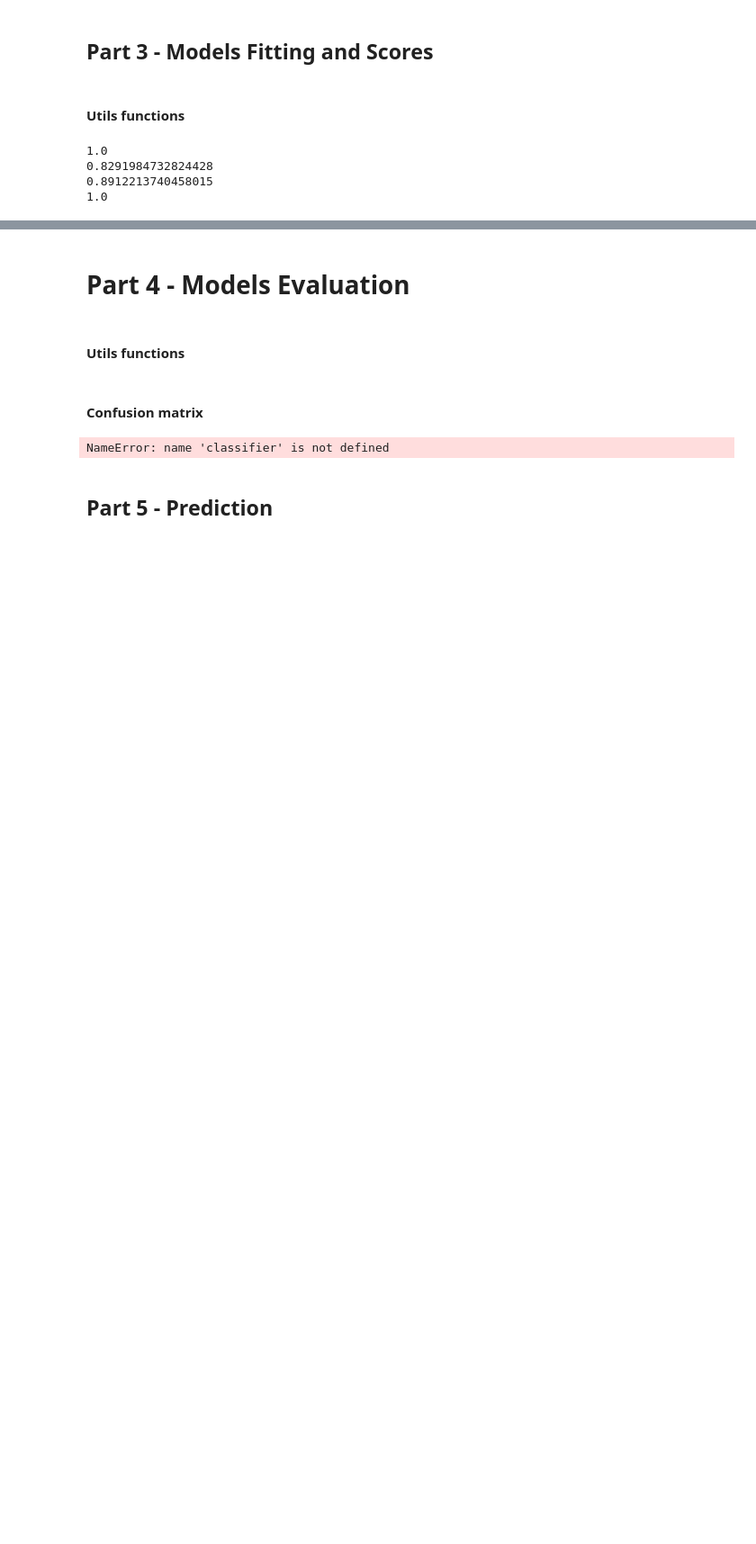
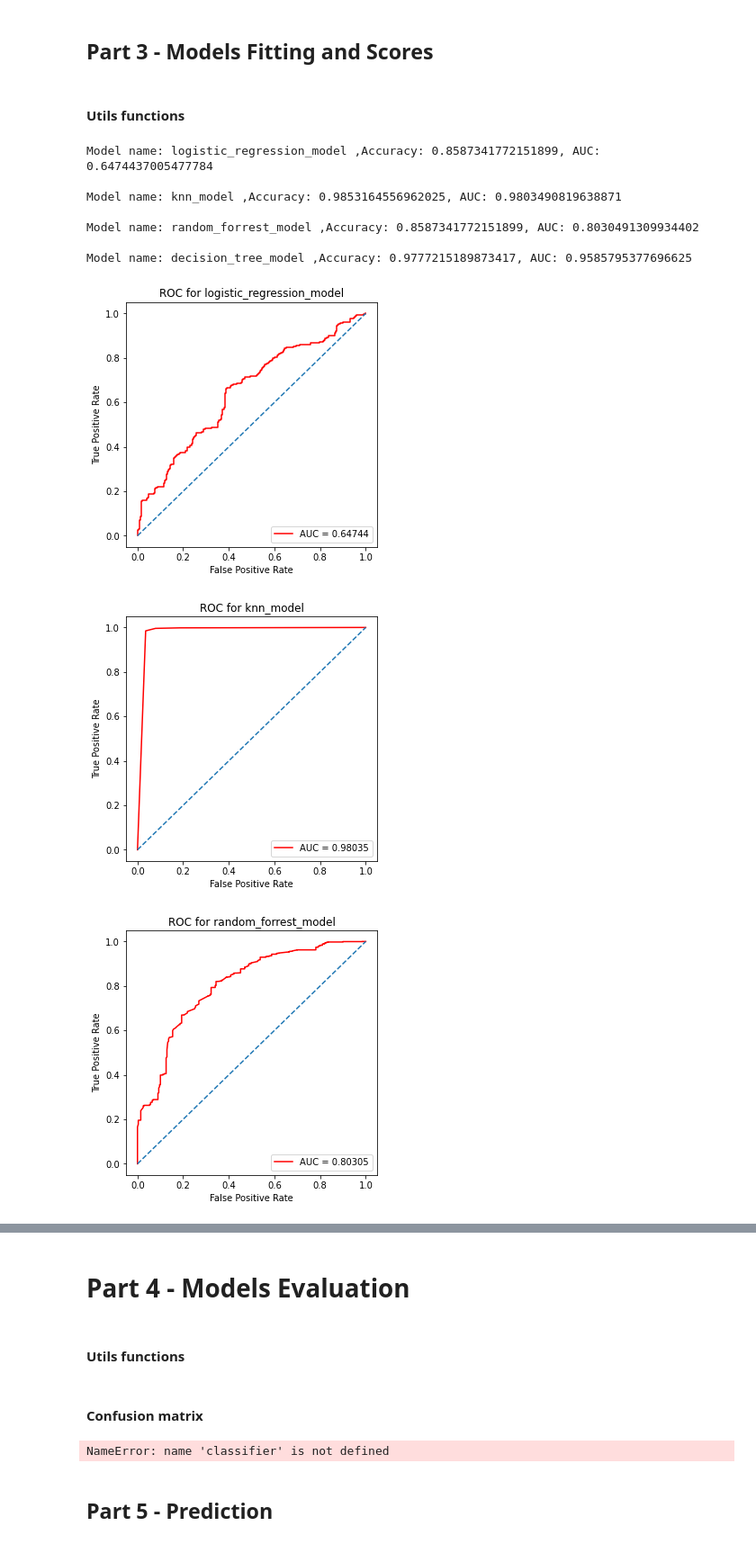
Before and after one commit to TalmSnir/ML-Final-Project, a Jupyter notebook: Final-Project.ipynb, the cells around one changed output, grey strips where cells are left out. Shown at 90% size. Cells and saved outputs as stored; diff of their text form; code cells hidden in the pictures; blank space fills up the shorter version.

Commit message:
after modeling

```diff
--- a/Final-Project.ipynb
+++ b/Final-Project.ipynb
@@ -576,0 +569,2 @@ transformed shape: (10479, 5)
+# %%
+X=dim_reduction_pca(X,0.95)
@@ -654,36 +649,41 @@ def decision_tree_model(X_train: np.array,y_train: np.array)-> DecisionTreeClass
   dt.fit(X_train,y_train)
   return dt
 
-def get_models_scores(models: list[Callable:[np.array,np.array]],X_train: np.array,y_train: np.array)->None:
+def roc_auc(y_test: np.array, y_prob : np.array, clfname:str) -> None:
+    false_positive_rate, true_positive_rate, threshold = roc_curve(y_test, y_prob)
+    roc_auc = auc(false_positive_rate, true_positive_rate)
+    plt.figure(figsize = (5,5))
+    plt.title('ROC for ' + clfname)
+    plt.plot(false_positive_rate, true_positive_rate, color = 'red', label = 'AUC = %0.5f' % roc_auc)
+    plt.legend(loc = 'lower right')
+    plt.plot([0, 1], [0, 1], linestyle = '--')
+    plt.axis('tight')
+    plt.ylabel('True Positive Rate')
+    plt.xlabel('False Positive Rate')
+
+def get_models_scores(models: list[Callable:[np.array,np.array]],X_train: np.array,y_train: np.array,X_test: np.array, y_test: np.array)->None:
   for model in models:
     model_after_fit=model(X_train,y_train)
     y_predict=model_after_fit.predict(X_test)
     y_predict_proba=model_after_fit.predict_proba(X_test)[:,1]
     acc_score=accuracy_score(y_test,y_predict)
-    print(acc_score)
-    # fpr, tpr, thresholds = roc_curve(X_test,y_predict_proba)
-    # test_auc = auc(fpr, tpr)
-    # print(f'Model name: {model.__name__} ,Accuracy: {acc_score}, AUC: {test_auc}\n')
-
-# def roc_auc(y_test, y_prob, clfname):
-
-#     false_positive_rate, true_positive_rate, threshold = roc_curve(y_test, y_prob)
-#     roc_auc = auc(false_positive_rate, true_positive_rate)
-#     plt.figure(figsize = (5,5))
-#     plt.title('ROC for ' + clfname)
-#     plt.plot(false_positive_rate, true_positive_rate, color = 'red', label = 'AUC = %0.5f' % roc_auc)
-#     plt.legend(loc = 'lower right')
-#     plt.plot([0, 1], [0, 1], linestyle = '--')
-#     plt.axis('tight')
-#     plt.ylabel('True Positive Rate')
-#     plt.xlabel('False Positive Rate')
+    fpr, tpr, thresholds = roc_curve(y_test,y_predict_proba)
+    test_auc = auc(fpr, tpr)
+    print(f'Model name: {model.__name__} ,Accuracy: {acc_score}, AUC: {test_auc}\n')
+    roc_auc(y_test,y_predict_proba,model.__name__)
 # %%
 # train test split
 X_train, X_test, y_train, y_test = train_test_split(X, y, test_size = 0.2, random_state = 40)
 models=[logistic_regression_model,knn_model,random_forrest_model,decision_tree_model]
-get_models_scores(models,X_train,y_train)
+get_models_scores(models,X_train,y_train,X_test,y_test)
 # %% [output]
-1.0
-0.8291984732824428
-0.8912213740458015
-1.0
+Model name: logistic_regression_model ,Accuracy: 0.8587341772151899, AUC: 0.6474437005477784
+
+Model name: knn_model ,Accuracy: 0.9853164556962025, AUC: 0.9803490819638871
+
+Model name: random_forrest_model ,Accuracy: 0.8587341772151899, AUC: 0.8030491309934402
+
+Model name: decision_tree_model ,Accuracy: 0.9777215189873417, AUC: 0.9585795377696625
+[figure, added]
+[figure, added]
+[figure, added]
```
Also changed, not shown: parts of 8 cells of this notebook.
